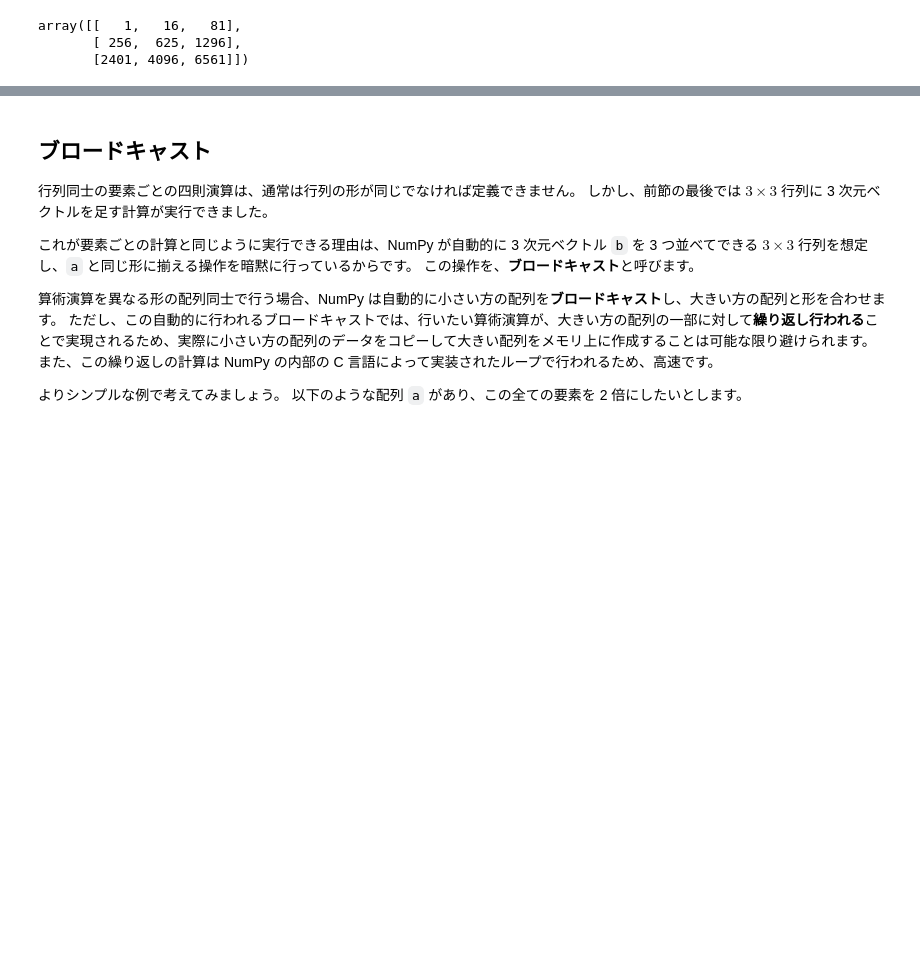
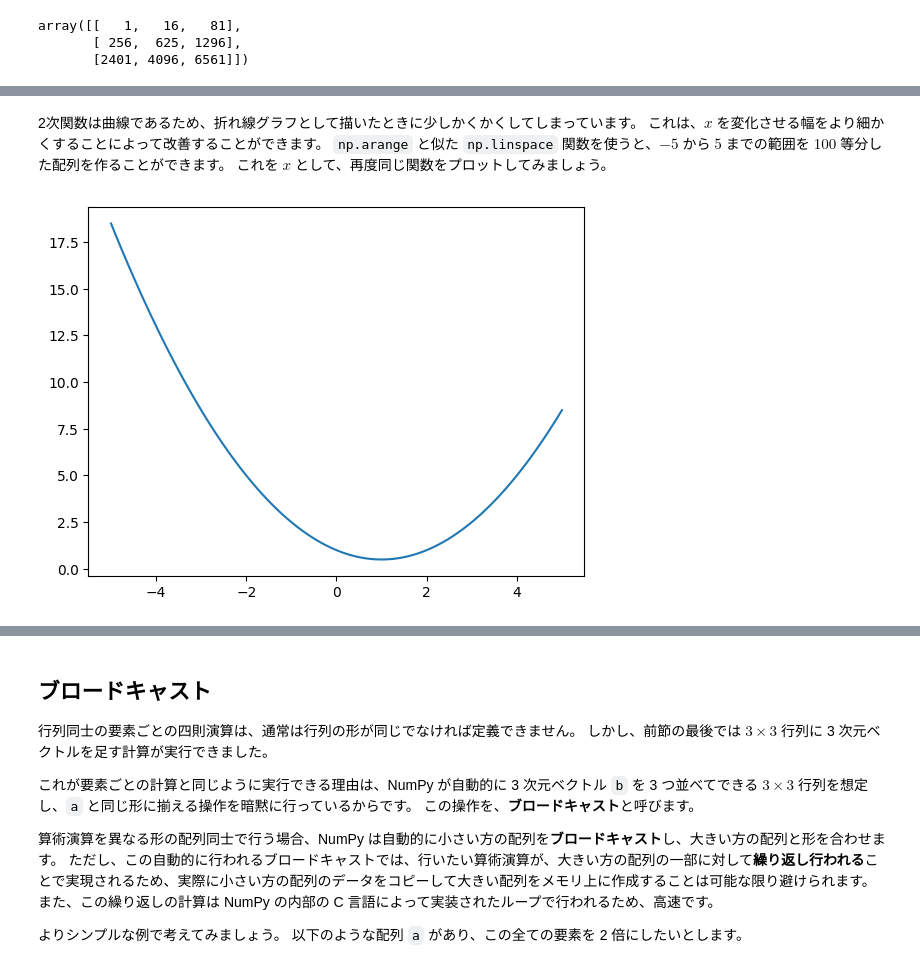
Before and after one commit to ykinolab-tokai/initial-training-2024, a Jupyter notebook: text/03_Elementary_Math_and_NumPy.ipynb, the cells around one changed output, grey strips where cells are left out. Saved outputs shown, nothing was run; the diff lists cells and outputs as text; code cells hidden in the pictures; blank space fills up the shorter version.

```diff
--- a/text/03_Elementary_Math_and_NumPy.ipynb
+++ b/text/03_Elementary_Math_and_NumPy.ipynb
@@ -432,0 +482,13 @@ plt.scatter(x, y) # 散布図グラフを描画
+# %% [markdown]
+2次関数は曲線であるため、折れ線グラフとして描いたときに少しかくかくしてしまっています。
+これは、$x$ を変化させる幅をより細かくすることによって改善することができます。
+`np.arange` と似た `np.linspace` 関数を使うと、$-5$ から $5$ までの範囲を $100$ 等分した配列を作ることができます。
+これを $x$ として、再度同じ関数をプロットしてみましょう。
+# %%
+x = np.linspace(-5, 5, 100) # -5 から 5 までの範囲を 100 等分した1次元配列
+y = a * x**2 + b * x + c
+
+plt.plot(x, y)
+plt.show()
+# %% [output]
+[figure, added]
```
Also changed, not shown: parts of 20 cells of this notebook.
